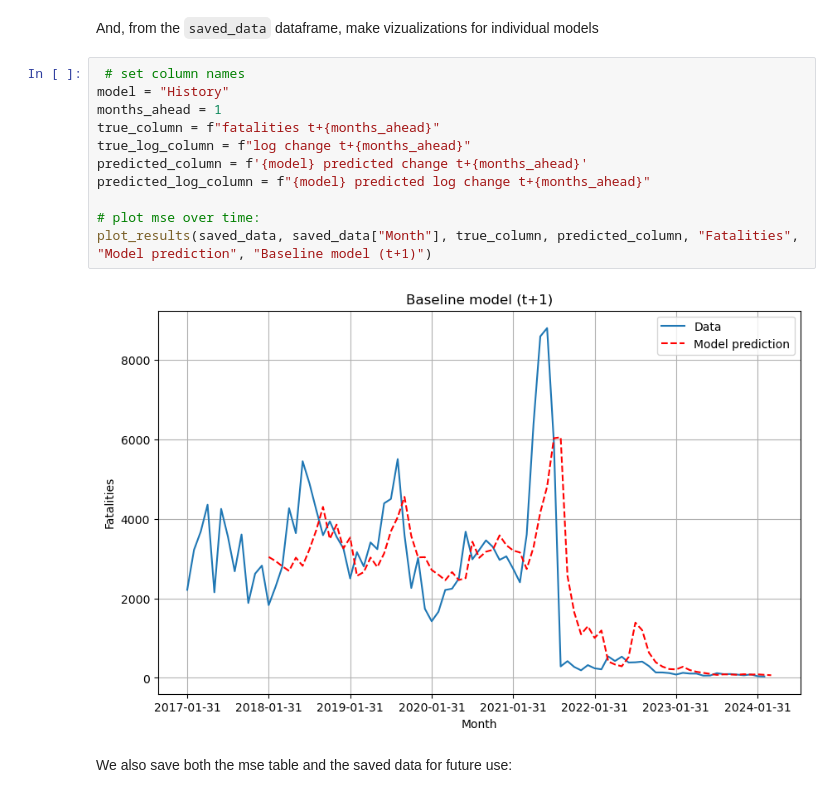
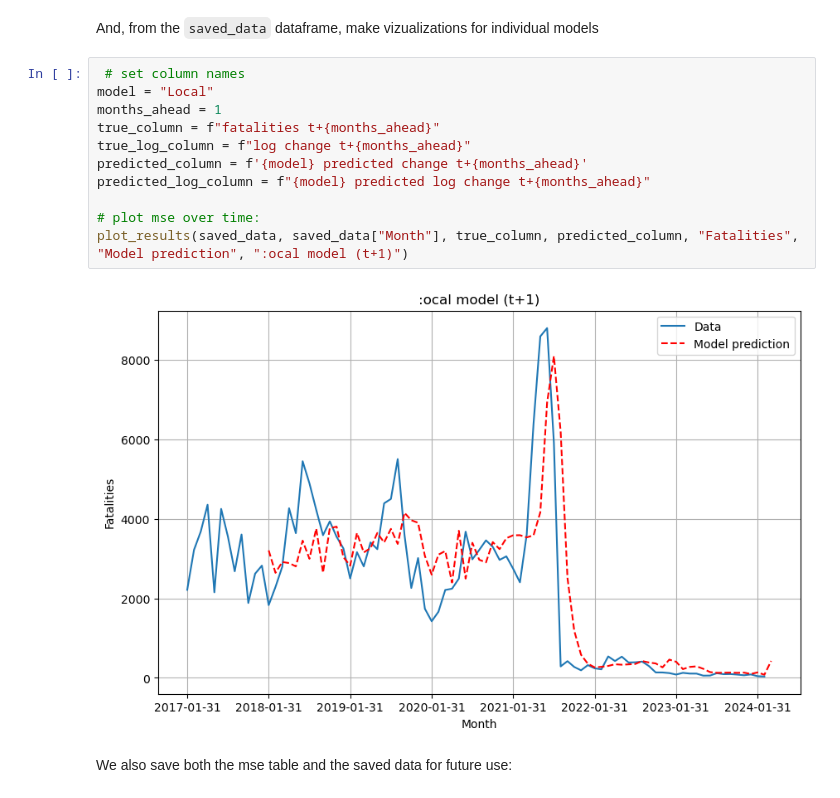
Before and after one commit to lboekestein/capstone, a Jupyter notebook: src/Predicting/Predicting.ipynb, the cells around one changed output. Saved outputs shown, nothing was run; the diff lists cells and outputs as text.

```diff
--- a/src/Predicting/Predicting.ipynb
+++ b/src/Predicting/Predicting.ipynb
@@ -464,17 +441,17 @@ plt.show()
 And, from the `saved_data` dataframe, make vizualizations for individual models
 # %%
  # set column names
-model = "History"
+model = "Local"
 months_ahead = 1
 true_column = f"fatalities t+{months_ahead}"
 true_log_column = f"log change t+{months_ahead}"
 predicted_column = f'{model} predicted change t+{months_ahead}'
 predicted_log_column = f"{model} predicted log change t+{months_ahead}"
 
 # plot mse over time:
-plot_results(saved_data, saved_data["Month"], true_column, predicted_column, "Fatalities", "Model prediction", "Baseline model (t+1)")
+plot_results(saved_data, saved_data["Month"], true_column, predicted_column, "Fatalities", "Model prediction", ":ocal model (t+1)")
 # %% [output]
-[figure, old version]
+[figure, new version]
 # %% [markdown]
 We also save both the mse table and the saved data for future use:
 # %%
```
Also changed, not shown: parts of 2 cells of this notebook, 16 other files.
